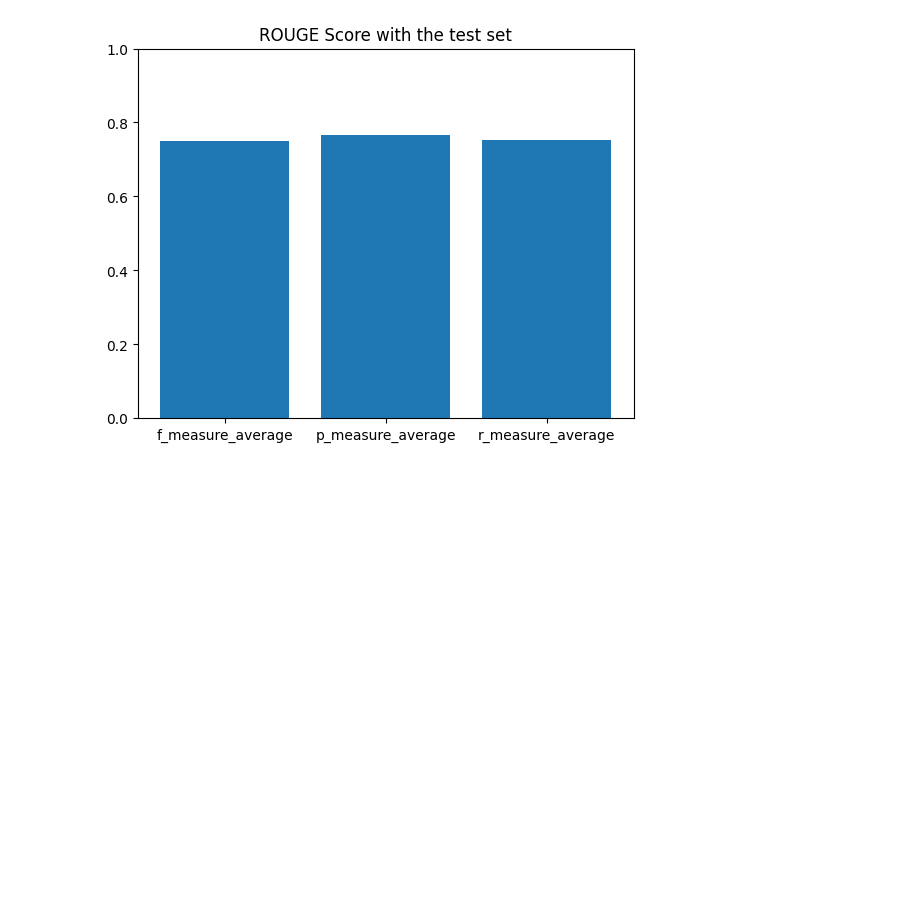
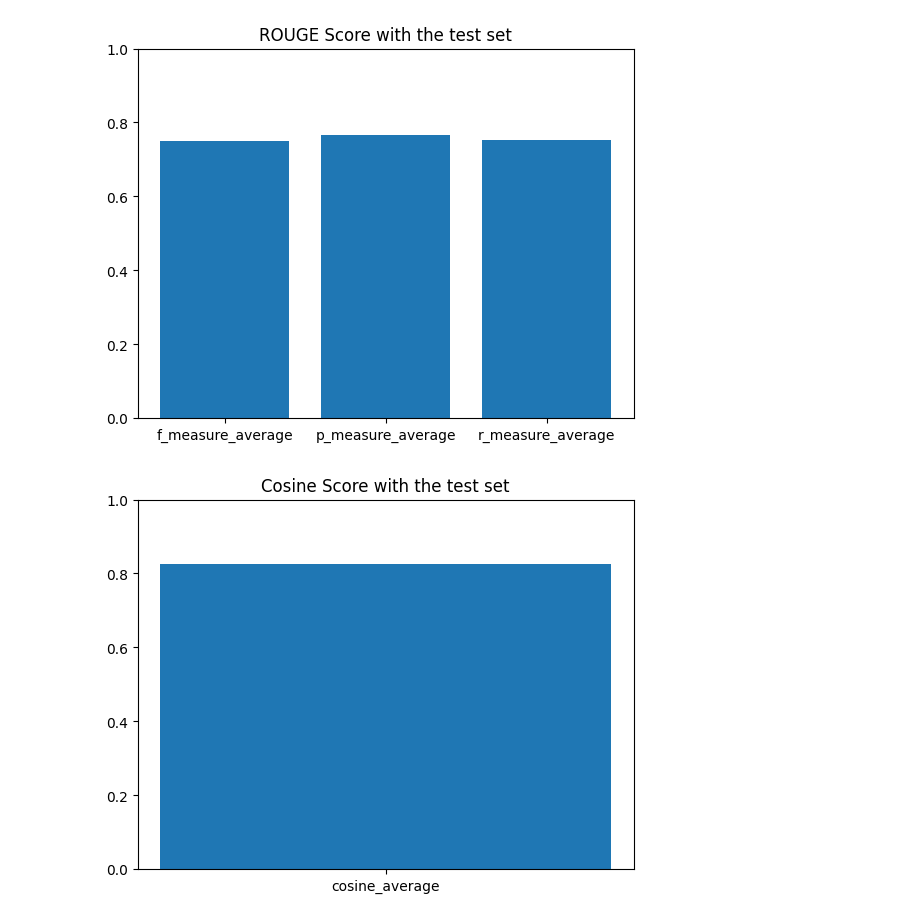
Before and after one commit to ASIF-Mahmud1/machine-translation, a Jupyter notebook: tutorial/7-jan.ipynb, the cells around one changed output. Cells and saved outputs as stored; diff of their text form; code cells hidden in the pictures; blank space fills up the shorter version.

Commit message:
[add] calculate average cosine

```diff
--- a/tutorial/7-jan.ipynb
+++ b/tutorial/7-jan.ipynb
@@ -363,7 +364,7 @@ syncronize your local copy with the subversion tree स्थानीय कॉ
 # %%
 def create_dataframe_to_score(model, tokenizer, sources, raw_dataset):
     # Get the bleu score of a model
-    actual, predicted, actual_rouge = [], [],[]
+    actual, predicted, actual_rouge , cosine_value_list= [], [],[], []
     for i, source in enumerate(sources):
         # translate encoded source text
         source = source.reshape((1, source.shape[0]))
@@ -372,12 +373,18 @@ def create_dataframe_to_score(model, tokenizer, sources, raw_dataset):
         actual.append([raw_target.split()])
         actual_rouge.append(raw_target.split())
         predicted.append(translation.split())
+        #######################################################################
+                    ####   Calculate Cosine Value   ####
+
+        cosine_value= get_cosine_val (translation,raw_target )
+        cosine_value_list.append(cosine_value)
+        #######################################################################
         # print("predicted ",translation.split())
 
+    average_cosine= mean(cosine_value_list)
+    return actual, predicted, actual_rouge, average_cosine
 
-    return actual, predicted, actual_rouge
-
-actual, predicted, actual_rouge =create_dataframe_to_score(model, tar_tokenizer, testX, test)
+actual, predicted, actual_rouge, average_cosine =create_dataframe_to_score(model, tar_tokenizer, testX, test)
 # %%
 def bleu_score(actual, predicted):
     # Get the bleu score of a model
@@ -432,3 +450,10 @@ plt.ylim((0,1))
 plt.show()
 # %% [output]
 [figure]
+# %%
+plt.bar(x = "cosine_average", height = average_cosine)
+plt.title("Cosine Score with the test set")
+plt.ylim((0,1))
+plt.show()
+# %% [output]
+[figure, added]
```
Also changed, not shown: parts of 5 cells of this notebook, 1 other file.
